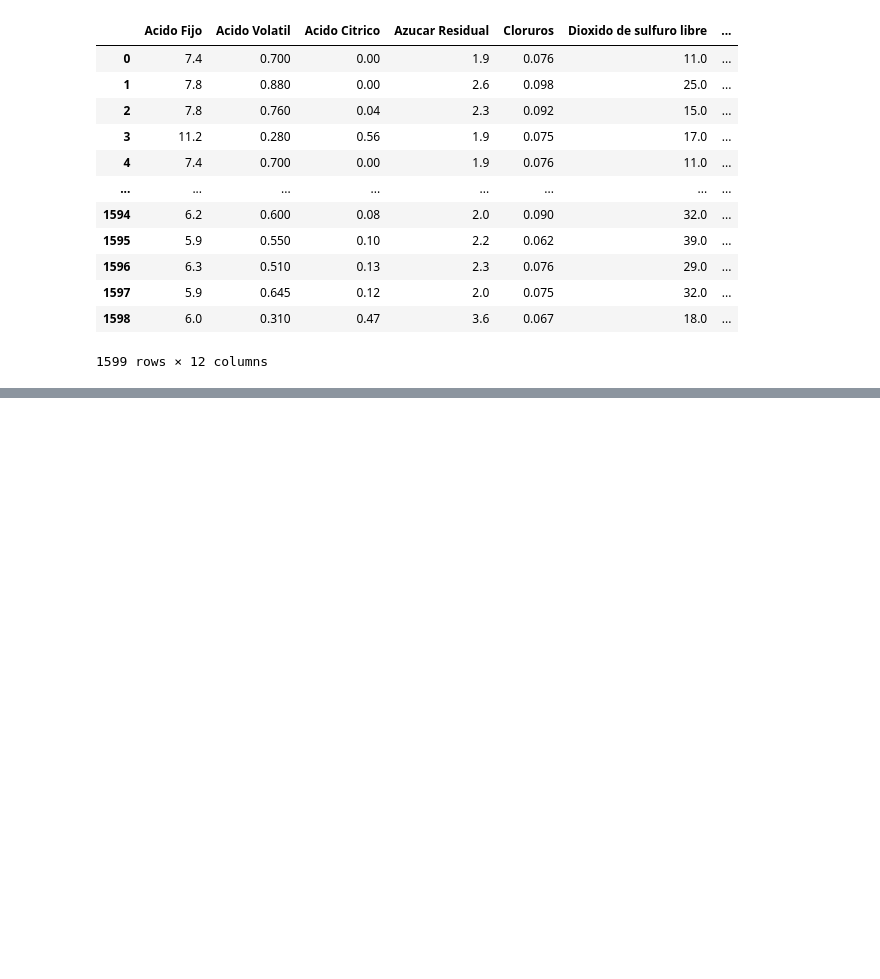
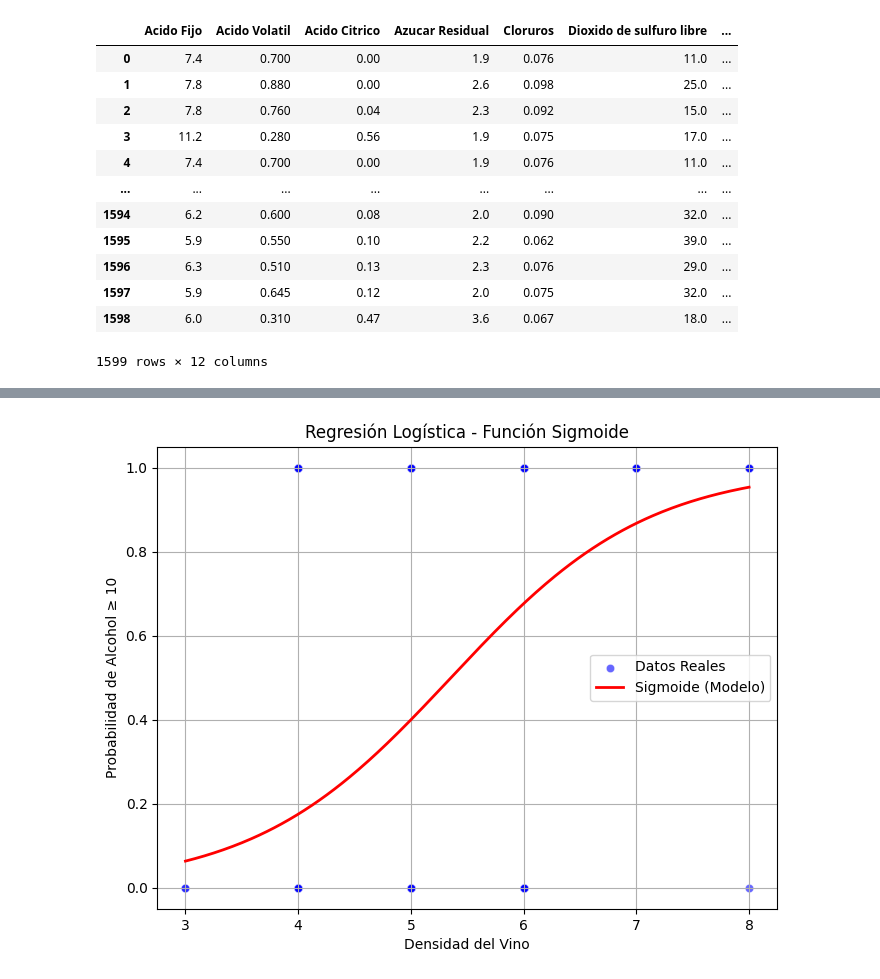
Before and after one commit to RalphNM1/InteligenciaArtificial, a Jupyter notebook: Ejercicios/Exercicio_Regresión_lineal/vino_rojo.ipynb, the cells around one changed output, grey strips where cells are left out. Cells and saved outputs as stored; diff of their text form; code cells hidden in the pictures; blank space fills up the shorter version.

```diff
--- a/Ejercicios/Exercicio_Regresión_lineal/vino_rojo.ipynb
+++ b/Ejercicios/Exercicio_Regresión_lineal/vino_rojo.ipynb
@@ -54,0 +217,3 @@ vino_df
+# %%
+vino_df['Alcohol_binario'] = vino_df['Alcohol'].apply(lambda x: 1 if x >= 10 else 0)
+vino_df
@@ -54,0 +239,4 @@ vino_df
+# %%
+X = vino_df[['Calidad']]
+y = vino_df['Alcohol_binario']
+X_train, X_test, y_train, y_test = train_test_split(X, y, test_size=0.25, random_state=0)
@@ -54,0 +248,18 @@ vino_df
+# %%
+modelo = LogisticRegression(max_iter=1000, random_state=0)
+modelo.fit(X_train, y_train)
+X_range = np.linspace(X['Calidad'].min(), X['Calidad'].max(), 300).reshape(-1, 1)
+X_range_df = pd.DataFrame(X_range, columns=['Calidad'])
+y_prob = modelo.predict_proba(X_range_df)[:, 1]  # Probabilidad de Alcohol ≥ 10
+# %%
+plt.figure(figsize=(8,6))
+sns.scatterplot(x=X_test['Calidad'], y=y_test, color='blue', label="Datos Reales", alpha=0.6)
+plt.plot(X_range, y_prob, color='red', linewidth=2, label="Sigmoide (Modelo)")
+plt.xlabel("Densidad del Vino")
+plt.ylabel("Probabilidad de Alcohol ≥ 10")
+plt.title("Regresión Logística - Función Sigmoide")
+plt.legend()
+plt.grid(True)
+plt.show()
+# %% [output]
+[figure, added]
```
Also changed, not shown: parts of 33 cells of this notebook, 10 other files.
